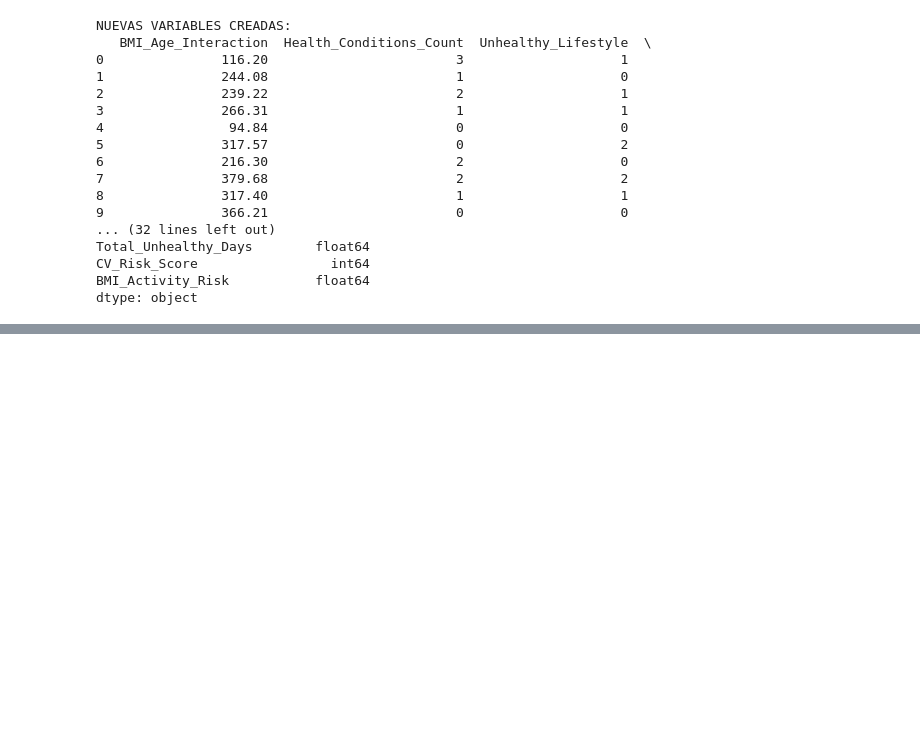
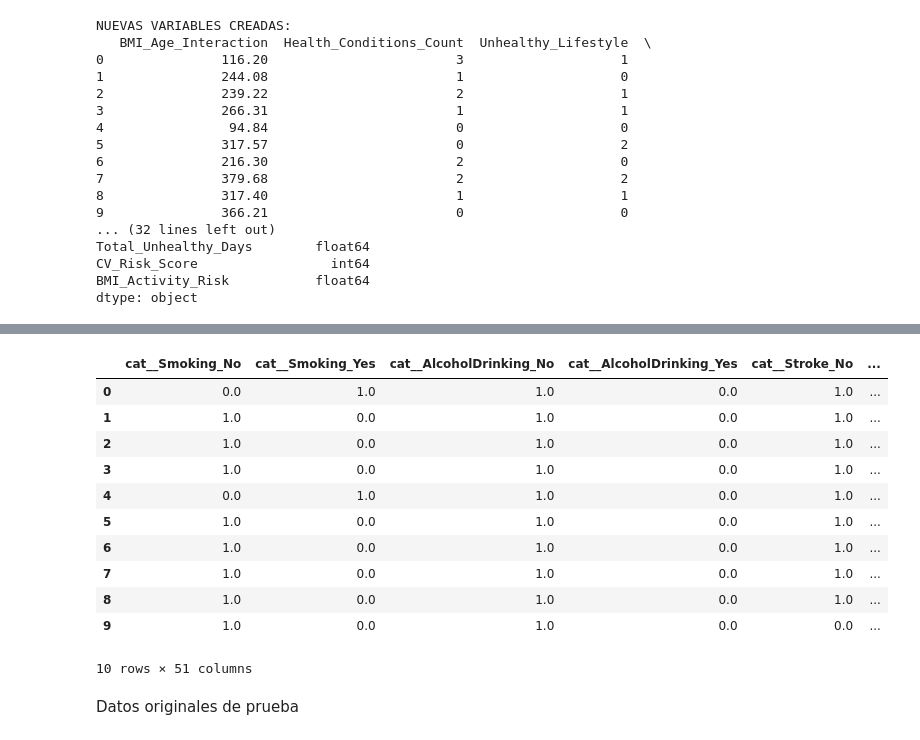
Before and after one commit to valenrendon/Proyecto-Final-Minerias, a Jupyter notebook: Notebooks/Limpieza_de_datos_final_Mineria.ipynb, the cells around one changed output, grey strips where cells are left out. Saved outputs shown, nothing was run; the diff lists cells and outputs as text; code cells hidden in the pictures; blank space fills up the shorter version.

```diff
--- a/Notebooks/Limpieza_de_datos_final_Mineria.ipynb
+++ b/Notebooks/Limpieza_de_datos_final_Mineria.ipynb
@@ -324,0 +339,19 @@ plt.show()
+# %%
+from sklearn.model_selection import train_test_split
+
+# Separar variables predictoras (X) y variable objetivo (y)
+X = df.drop('HeartDisease', axis=1)
+y = df['HeartDisease']
+
+# División 70-30 (entrenamiento-prueba)
+X_train, X_test, y_train, y_test = train_test_split(
+    X, y,
+    test_size=0.3,          # 30% de los datos para prueba
+    random_state=42,        # Semilla para reproducibilidad
+    stratify=y              # Mantiene la proporción de clases
+)
+
+print("Tamaño del conjunto de entrenamiento:", X_train.shape)
+print("Tamaño del conjunto de prueba:", X_test.shape)
+print("Distribución en entrenamiento:\n", y_train.value_counts(normalize=True))
+print("Distribución en prueba:\n", y_test.value_counts(normalize=True))
@@ -459,0 +569,14 @@ dtype: object
+# %%
+# Obtener los nombres de las columnas luego del preprocesamiento
+encoded_cols = preprocessor.get_feature_names_out()
+
+# Reconstruir DataFrame con las columnas codificadas y balanceadas
+df_final = pd.DataFrame(X_train_bal, columns=encoded_cols)
+df_final['HeartDisease'] = y_train_bal.values
+
+# Guardar todo en un solo archivo CSV
+df_final.to_csv('heart_disease_prepared((1).csv', index=False)
+
+print("Archivo 'heart_disease_prepared.csv' creado correctamente.")
+print("Tamaño final del dataset preparado:", df_final.shape)
+print("Distribución de clases:\n", df_final['HeartDisease'].value_counts())
@@ -459,0 +591,17 @@ dtype: object
+# %%
+df_final.head(10)
+# %% [output]
+|  | cat__Smoking_No | cat__Smoking_Yes | cat__AlcoholDrinking_No | cat__AlcoholDrinking_Yes | cat__Stroke_No | ... |
+| 0 | 0.0 | 1.0 | 1.0 | 0.0 | 1.0 | ... |
+| 1 | 1.0 | 0.0 | 1.0 | 0.0 | 1.0 | ... |
+| 2 | 1.0 | 0.0 | 1.0 | 0.0 | 1.0 | ... |
+| 3 | 1.0 | 0.0 | 1.0 | 0.0 | 1.0 | ... |
+| 4 | 0.0 | 1.0 | 1.0 | 0.0 | 1.0 | ... |
+| 5 | 1.0 | 0.0 | 1.0 | 0.0 | 1.0 | ... |
+| 6 | 1.0 | 0.0 | 1.0 | 0.0 | 1.0 | ... |
+| 7 | 1.0 | 0.0 | 1.0 | 0.0 | 1.0 | ... |
+| 8 | 1.0 | 0.0 | 1.0 | 0.0 | 1.0 | ... |
+| 9 | 1.0 | 0.0 | 1.0 | 0.0 | 0.0 | ... |
+10 rows × 51 columns
+# %% [markdown]
+Datos originales de prueba
```
Also changed, not shown: parts of 18 cells of this notebook.
